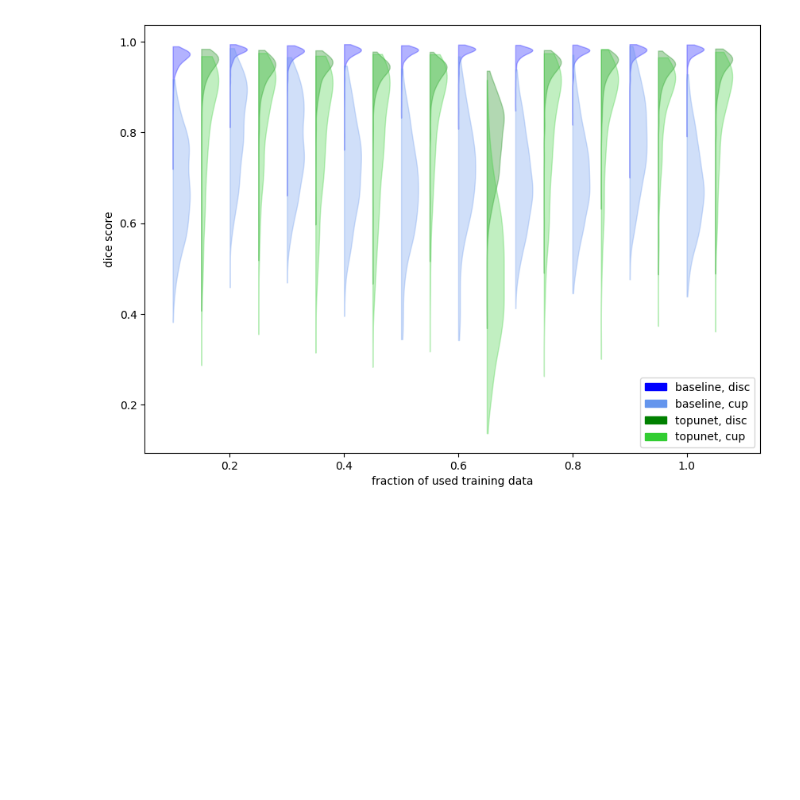
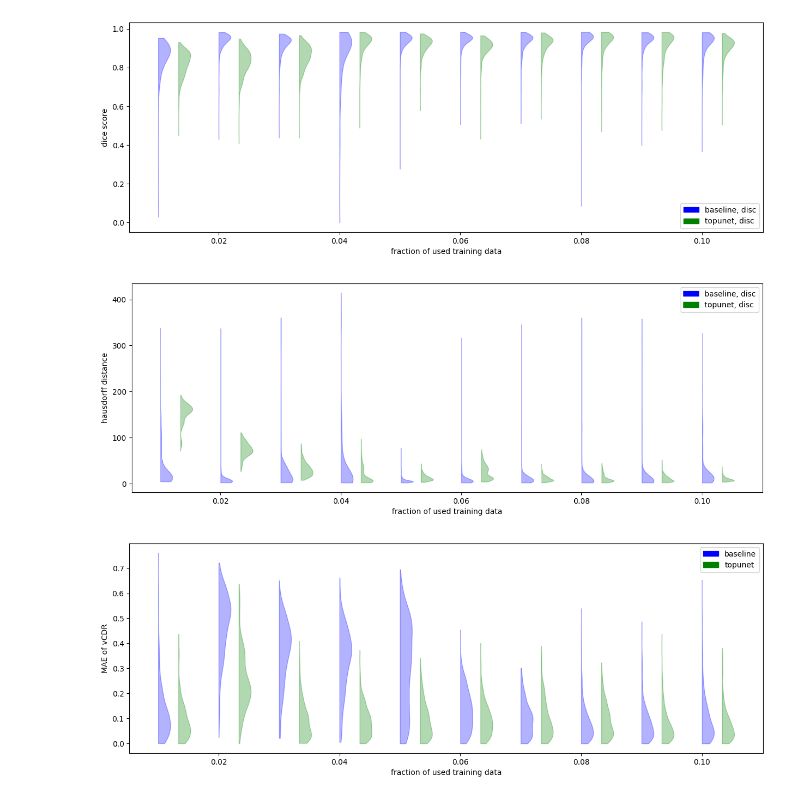
Before and after one commit to mo1333/anatomically_coherent_segmentation, a Jupyter notebook: evaluation_of_data_shortage.ipynb, the cells around one changed output. Cells and saved outputs as stored; diff of their text form; code cells hidden in the pictures; blank space fills up the shorter version.

```diff
--- a/evaluation_of_data_shortage.ipynb
+++ b/evaluation_of_data_shortage.ipynb
@@ -65,0 +60,7 @@ plt.show()
+# %%
+experiments_of_interest = ["standard", "topunet"]
+experiments_labels = ["baseline", "topunet"]
+
+plot_dice_mean_comparison(experiments_of_interest, experiments_labels)
+plot_haus_mean_comparison(experiments_of_interest, experiments_labels)
+plot_cdr_mae_mean_comparison(experiments_of_interest, experiments_labels)
@@ -66,48 +71,8 @@ plt.show()
 # %%
-patches = []
-labels = []
-plt.rcParams["figure.figsize"] = (10,7)
-width = 0.06 # widths depends on the percentage area we look at
-shift_factor = 20
-
-for i in range(len(experiments_of_interest)):
-    percentages, dice_dic = sds_file_handling(exp_paths[i])
-    whole_performance = np.array([dice_dic[percentages[i]] for i in range(percentages.shape[0])]).squeeze()
-    violin = plt.violinplot(whole_performance[:, 1].T,
-                            positions = [p + i/shift_factor for p in percentages],
-                            widths=width,
-                            showmeans=False,
-                            showextrema=False,
-                            side="high")
-    for pc in violin['bodies']:
-        pc.set_facecolor(experiments_colors[i][0])
-        pc.set_edgecolor(experiments_colors[i][0])
-    # for partname in ('cbars','cmins','cmaxes'):
-    #     vp = violin[partname]
-    #     vp.set_edgecolor(experiments_colors[i][0])
-    patches.append(mpatches.Patch(color=experiments_colors[i][0]))
-    labels.append(experiments_labels[i] + ", disc")
-
-    violin = plt.violinplot(whole_performance[:, 0].T,
-                            positions = [p + i/shift_factor for p in percentages],
-                            widths=width,
-                            showmeans=False,
-                            showextrema=False,
-                            side="high")
-    for pc in violin['bodies']:
-        pc.set_facecolor(experiments_colors[i][1])
-        pc.set_edgecolor(experiments_colors[i][1])
-    # for partname in ('cbars','cmins','cmaxes'):
-    #     vp = violin[partname]
-    #     vp.set_edgecolor(experiments_colors[i][1])
-    patches.append(mpatches.Patch(color=experiments_colors[i][1]))
-    labels.append(experiments_labels[i] + ", cup")
-
-
-plt.xlabel("fraction of used training data")
-plt.ylabel("dice score")
-plt.legend(patches, labels, loc=4) # loc 4 ... lower right
-plt.savefig("comparison.png")
-plt.show()
+plot_dice_violin_comparison(experiments_of_interest, experiments_labels, show_cup=False)
+plot_haus_violin_comparison(experiments_of_interest, experiments_labels, show_cup=False)
+plot_cdr_mae_violin_comparison(experiments_of_interest, experiments_labels)
 # %% [output]
-[figure, old version]
+[figure, new version]
+[figure, added]
+[figure, added]
```
Also changed, not shown: parts of 7 cells of this notebook, 10 other files.
